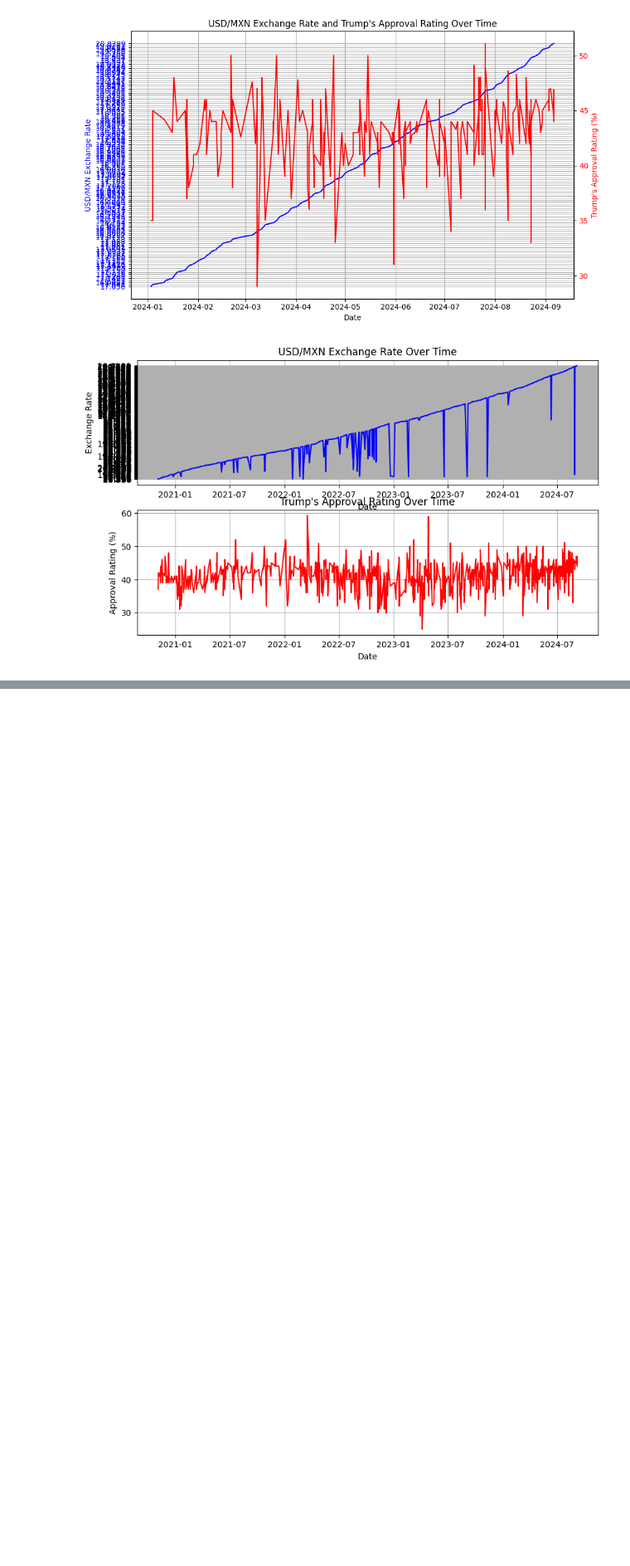
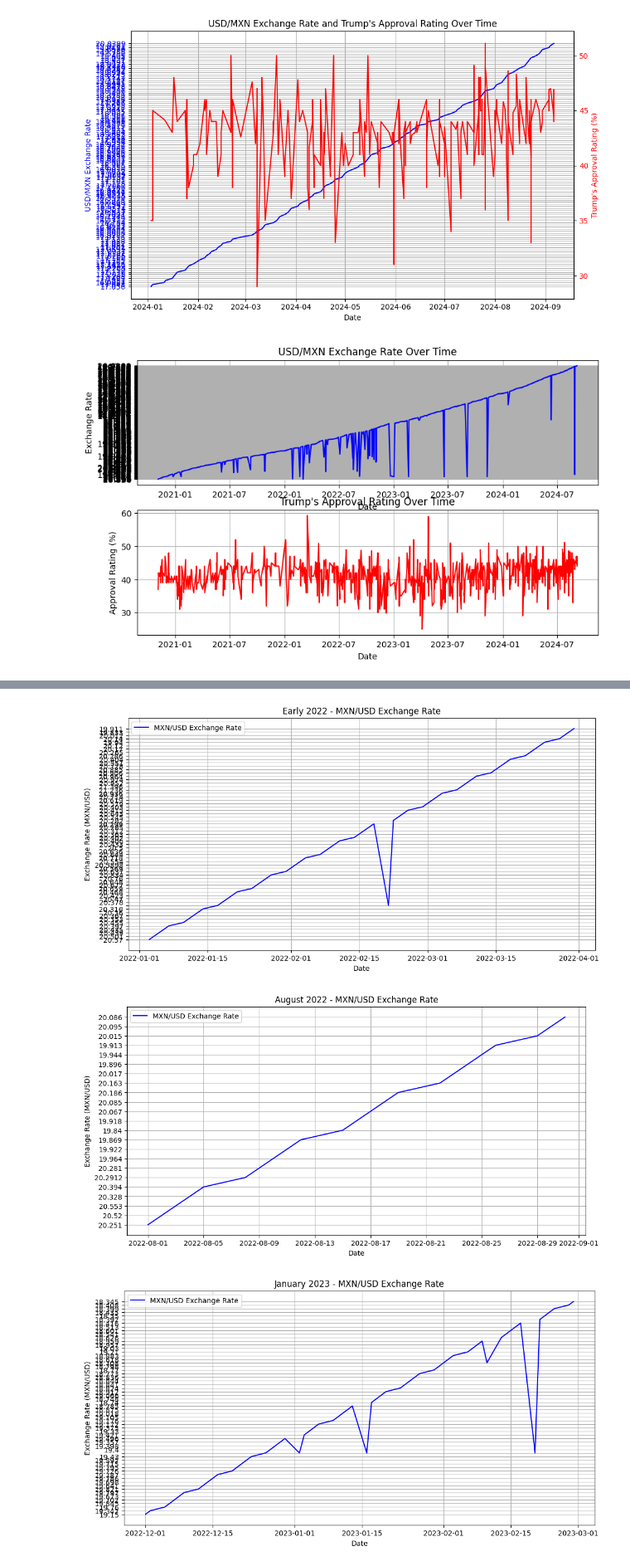
Before and after one commit to Nakiyah24/QFA_Newsletter1_Trump-Analysis, a Jupyter notebook: trump_pesos.ipynb, the cells around one changed output, grey strips where cells are left out. Shown at 83% size. Drawn from its saved outputs; the diff is of its cells as text; code cells hidden in the pictures; blank space fills up the shorter version.

```diff
--- a/trump_pesos.ipynb
+++ b/trump_pesos.ipynb
@@ -129,0 +232,47 @@ plt.show()
+# %%
+import pandas as pd
+import matplotlib.pyplot as plt
+
+# Load the dataset for dollar to pesos exchange rate
+dollar_to_pesos = pd.read_csv('DEXMXUS.csv')
+
+# Process the dollar to pesos data
+dollar_to_pesos['DATE'] = pd.to_datetime(dollar_to_pesos['DATE'], format='%Y-%m-%d')
+
+events = {
+    'Early 2022': ('2022-01-01', '2022-03-31'),
+    'August 2022': ('2022-08-01', '2022-08-31'),
+    'January 2023': ('2022-12-01', '2023-02-28'),
+    'June 2023': ('2023-06-01', '2023-06-30'),
+    'September 2023': ('2023-09-01', '2023-09-30'),
+    'February 2024': ('2024-02-01', '2024-02-29'),
+    'April 2024': ('2024-04-01', '2024-04-30'),
+    'June 2024': ('2024-06-01', '2024-06-30'),
+    'July 2024': ('2024-07-01', '2024-07-31'),
+    'August 2024': ('2024-08-01', '2024-08-31'),
+}
+
+
+# Function to plot exchange rate data for each event
+def plot_event_data(event_name, start_date, end_date):
+    # Filter data for the event period
+    mask = (dollar_to_pesos['DATE'] >= start_date) & (dollar_to_pesos['DATE'] <= end_date)
+    event_data = dollar_to_pesos.loc[mask]
+
+    # Plotting
+    plt.figure(figsize=(12, 6))
+    plt.plot(event_data['DATE'], event_data['DEXMXUS'], label='MXN/USD Exchange Rate', color='blue')
+    plt.title(f'{event_name} - MXN/USD Exchange Rate')
+    plt.xlabel('Date')
+    plt.ylabel('Exchange Rate (MXN/USD)')
+    plt.legend()
+    plt.grid(True)
+    plt.show()
+
+# Plot exchange rate data for each event
+for event_name, (start_date, end_date) in events.items():
+    plot_event_data(event_name, start_date, end_date)
+# %% [output]
+[figure, added]
+[figure, added]
+[figure, added]
```
Also changed, not shown: parts of 4 cells of this notebook.
